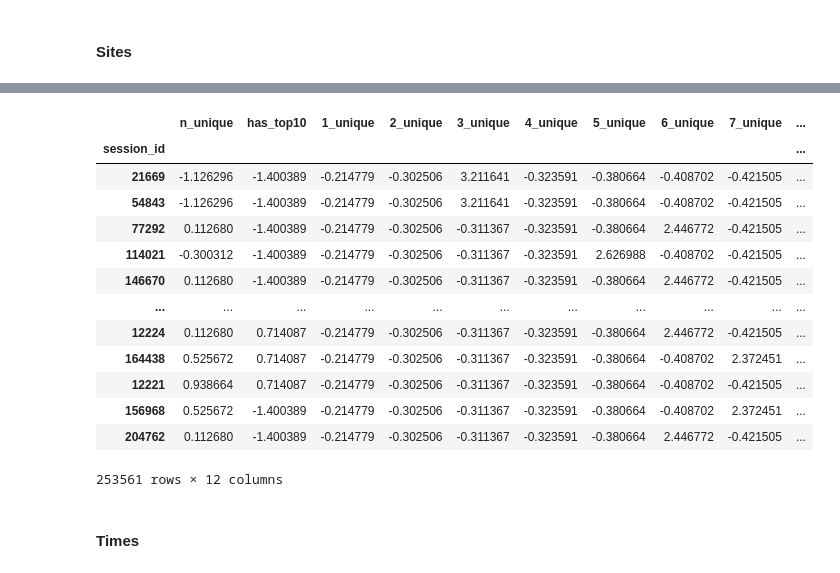
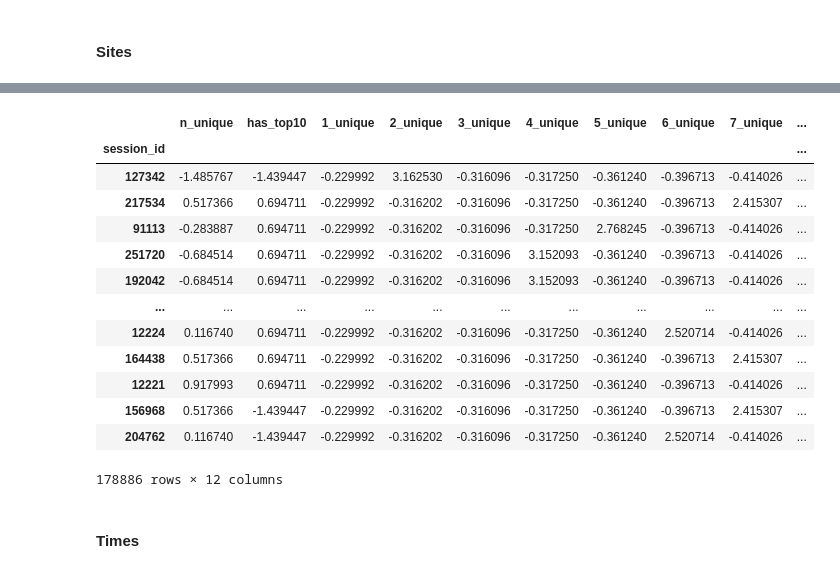
Before and after one commit to Uniholder/Specialization-Yandex-MIPT, a Jupyter notebook: 6_Final_projects/1_user_identification/kaggle/polygon.ipynb, the cells around one changed output, grey strips where cells are left out. Drawn from its saved outputs; the diff is of its cells as text; code cells hidden in the pictures.

```diff
--- a/6_Final_projects/1_user_identification/kaggle/polygon.ipynb
+++ b/6_Final_projects/1_user_identification/kaggle/polygon.ipynb
@@ -34,6 +26,10 @@ df_test = pd.read_csv(os.path.join(PATH_TO_DATA, 'test_sessions.csv'), index_col
 df_train.shape, df_test.shape
 # %% [output]
 ((253561, 21), (82797, 20))
+# %%
+df_train['year'] = df_train['time1'].apply(lambda ts: ts.year)
+# %%
+df_train_2014 = df_train[df_train.year == 2014]
 # %% [markdown]
 Словарь сайтов
 # %%
@@ -134,7 +131,7 @@ site_features_pipeline = Pipeline([
     ("scaler", StandardScaler())
 ])
 
-sites_train = site_features_pipeline.fit_transform(df_train)
-sites_train = pd.DataFrame(sites_train, columns=all_site_features, index=df_train.index)
+sites_train = site_features_pipeline.fit_transform(df_train_2014)
+sites_train = pd.DataFrame(sites_train, columns=all_site_features, index=df_train_2014.index)
 sites_train
 # %% [output]
@@ -143,17 +140,17 @@ Wall time: 1min 15s
 |  | n_unique | has_top10 | 1_unique | 2_unique | 3_unique | 4_unique | 5_unique | 6_unique | 7_unique | ... |
 | session_id |  |  |  |  |  |  |  |  |  | ... |
-| 21669 | -1.126296 | -1.400389 | -0.214779 | -0.302506 | 3.211641 | -0.323591 | -0.380664 | -0.408702 | -0.421505 | ... |
-| 54843 | -1.126296 | -1.400389 | -0.214779 | -0.302506 | 3.211641 | -0.323591 | -0.380664 | -0.408702 | -0.421505 | ... |
-| 77292 | 0.112680 | -1.400389 | -0.214779 | -0.302506 | -0.311367 | -0.323591 | -0.380664 | 2.446772 | -0.421505 | ... |
-| 114021 | -0.300312 | -1.400389 | -0.214779 | -0.302506 | -0.311367 | -0.323591 | 2.626988 | -0.408702 | -0.421505 | ... |
-| 146670 | 0.112680 | -1.400389 | -0.214779 | -0.302506 | -0.311367 | -0.323591 | -0.380664 | 2.446772 | -0.421505 | ... |
+| 127342 | -1.485767 | -1.439447 | -0.229992 | 3.162530 | -0.316096 | -0.317250 | -0.361240 | -0.396713 | -0.414026 | ... |
+| 217534 | 0.517366 | 0.694711 | -0.229992 | -0.316202 | -0.316096 | -0.317250 | -0.361240 | -0.396713 | 2.415307 | ... |
+| 91113 | -0.283887 | 0.694711 | -0.229992 | -0.316202 | -0.316096 | -0.317250 | 2.768245 | -0.396713 | -0.414026 | ... |
+| 251720 | -0.684514 | 0.694711 | -0.229992 | -0.316202 | -0.316096 | 3.152093 | -0.361240 | -0.396713 | -0.414026 | ... |
+| 192042 | -0.684514 | 0.694711 | -0.229992 | -0.316202 | -0.316096 | 3.152093 | -0.361240 | -0.396713 | -0.414026 | ... |
 | ... | ... | ... | ... | ... | ... | ... | ... | ... | ... | ... |
-| 12224 | 0.112680 | 0.714087 | -0.214779 | -0.302506 | -0.311367 | -0.323591 | -0.380664 | 2.446772 | -0.421505 | ... |
-| 164438 | 0.525672 | 0.714087 | -0.214779 | -0.302506 | -0.311367 | -0.323591 | -0.380664 | -0.408702 | 2.372451 | ... |
-| 12221 | 0.938664 | 0.714087 | -0.214779 | -0.302506 | -0.311367 | -0.323591 | -0.380664 | -0.408702 | -0.421505 | ... |
-| 156968 | 0.525672 | -1.400389 | -0.214779 | -0.302506 | -0.311367 | -0.323591 | -0.380664 | -0.408702 | 2.372451 | ... |
-| 204762 | 0.112680 | -1.400389 | -0.214779 | -0.302506 | -0.311367 | -0.323591 | -0.380664 | 2.446772 | -0.421505 | ... |
+| 12224 | 0.116740 | 0.694711 | -0.229992 | -0.316202 | -0.316096 | -0.317250 | -0.361240 | 2.520714 | -0.414026 | ... |
+| 164438 | 0.517366 | 0.694711 | -0.229992 | -0.316202 | -0.316096 | -0.317250 | -0.361240 | -0.396713 | 2.415307 | ... |
+| 12221 | 0.917993 | 0.694711 | -0.229992 | -0.316202 | -0.316096 | -0.317250 | -0.361240 | -0.396713 | -0.414026 | ... |
+| 156968 | 0.517366 | -1.439447 | -0.229992 | -0.316202 | -0.316096 | -0.317250 | -0.361240 | -0.396713 | 2.415307 | ... |
+| 204762 | 0.116740 | -1.439447 | -0.229992 | -0.316202 | -0.316096 | -0.317250 | -0.361240 | 2.520714 | -0.414026 | ... |
-253561 rows × 12 columns
+178886 rows × 12 columns
 # %% [markdown]
 #### Times
 # %%
```
Also changed, not shown: parts of 31 cells of this notebook, 2 other files.
